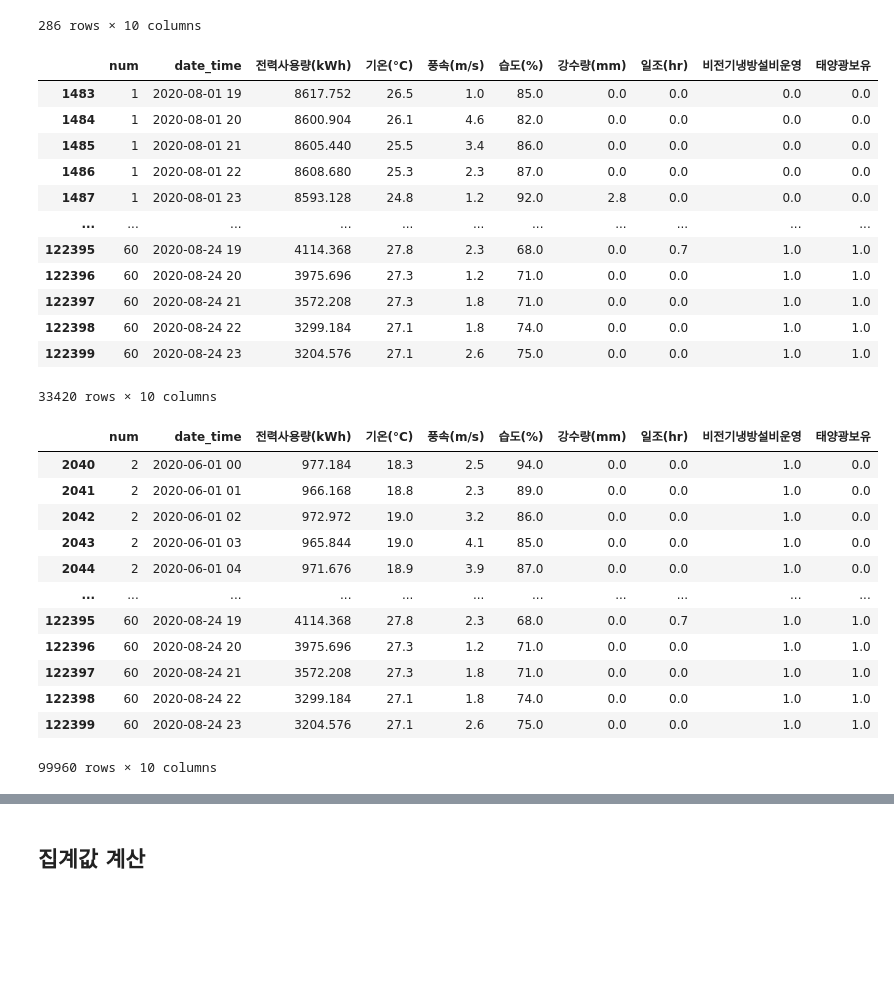
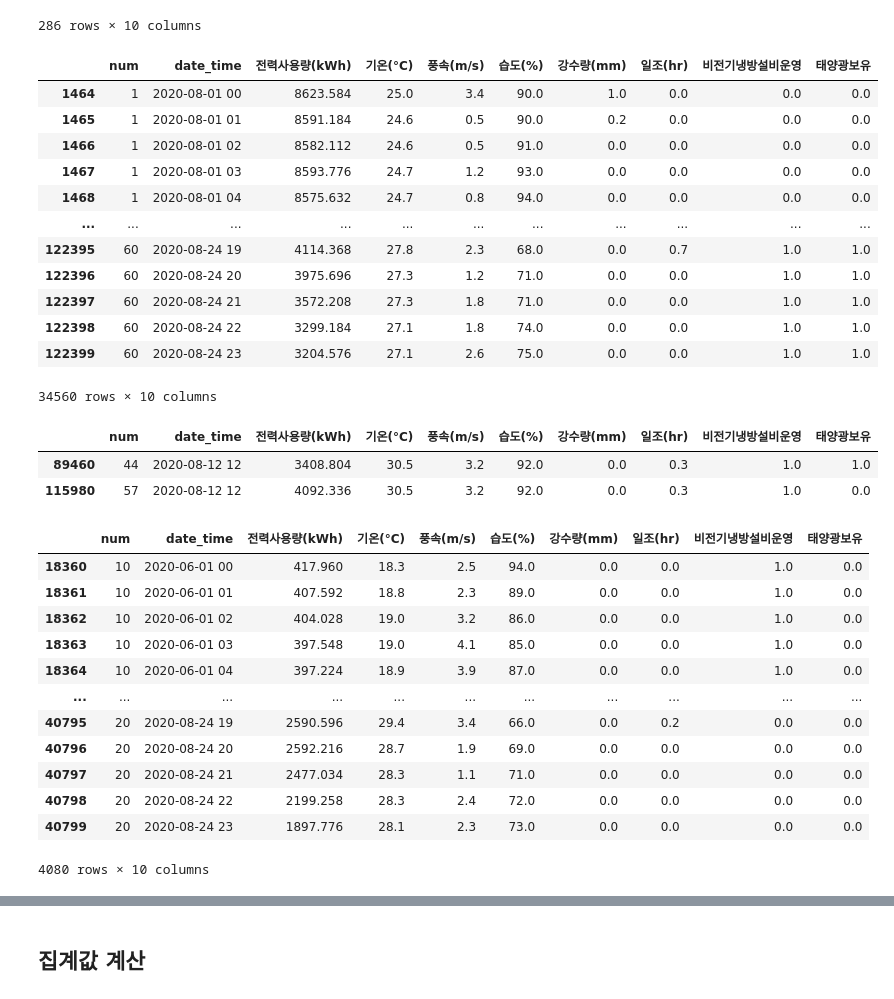
Before and after one commit to overgroove/samsung_ML, a Jupyter notebook: 03_package_pandas.ipynb, the cells around one changed output, grey strips where cells are left out. Saved outputs shown, nothing was run; the diff lists cells and outputs as text; code cells hidden in the pictures; blank space fills up the shorter version.

```diff
--- a/03_package_pandas.ipynb
+++ b/03_package_pandas.ipynb
@@ -438,35 +467,45 @@ Name: 전력사용량(kWh), Length: 122400, dtype: float64
 286 rows × 10 columns
 # %%
 # 해당시간 데이터보다 나중에 발생한 관측치 선택
+df.loc[df['date_time'] > '2020-07-31 23']
 # %% [output]
 |  | num | date_time | 전력사용량(kWh) | 기온(°C) | 풍속(m/s) | 습도(%) | 강수량(mm) | 일조(hr) | 비전기냉방설비운영 | 태양광보유 |
-| 1483 | 1 | 2020-08-01 19 | 8617.752 | 26.5 | 1.0 | 85.0 | 0.0 | 0.0 | 0.0 | 0.0 |
-| 1484 | 1 | 2020-08-01 20 | 8600.904 | 26.1 | 4.6 | 82.0 | 0.0 | 0.0 | 0.0 | 0.0 |
-| 1485 | 1 | 2020-08-01 21 | 8605.440 | 25.5 | 3.4 | 86.0 | 0.0 | 0.0 | 0.0 | 0.0 |
-| 1486 | 1 | 2020-08-01 22 | 8608.680 | 25.3 | 2.3 | 87.0 | 0.0 | 0.0 | 0.0 | 0.0 |
-| 1487 | 1 | 2020-08-01 23 | 8593.128 | 24.8 | 1.2 | 92.0 | 2.8 | 0.0 | 0.0 | 0.0 |
+| 1464 | 1 | 2020-08-01 00 | 8623.584 | 25.0 | 3.4 | 90.0 | 1.0 | 0.0 | 0.0 | 0.0 |
+| 1465 | 1 | 2020-08-01 01 | 8591.184 | 24.6 | 0.5 | 90.0 | 0.2 | 0.0 | 0.0 | 0.0 |
+| 1466 | 1 | 2020-08-01 02 | 8582.112 | 24.6 | 0.5 | 91.0 | 0.0 | 0.0 | 0.0 | 0.0 |
+| 1467 | 1 | 2020-08-01 03 | 8593.776 | 24.7 | 1.2 | 93.0 | 0.0 | 0.0 | 0.0 | 0.0 |
+| 1468 | 1 | 2020-08-01 04 | 8575.632 | 24.7 | 0.8 | 94.0 | 0.0 | 0.0 | 0.0 | 0.0 |
 | ... | ... | ... | ... | ... | ... | ... | ... | ... | ... | ... |
 | 122395 | 60 | 2020-08-24 19 | 4114.368 | 27.8 | 2.3 | 68.0 | 0.0 | 0.7 | 1.0 | 1.0 |
 | 122396 | 60 | 2020-08-24 20 | 3975.696 | 27.3 | 1.2 | 71.0 | 0.0 | 0.0 | 1.0 | 1.0 |
 | 122397 | 60 | 2020-08-24 21 | 3572.208 | 27.3 | 1.8 | 71.0 | 0.0 | 0.0 | 1.0 | 1.0 |
 | 122398 | 60 | 2020-08-24 22 | 3299.184 | 27.1 | 1.8 | 74.0 | 0.0 | 0.0 | 1.0 | 1.0 |
 | 122399 | 60 | 2020-08-24 23 | 3204.576 | 27.1 | 2.6 | 75.0 | 0.0 | 0.0 | 1.0 | 1.0 |
-33420 rows × 10 columns
+34560 rows × 10 columns
 # %%
 # or 연산 |
 # and 연산 &
 # 조건을 2개 사용한 관측치 선택 비전기냉방설비운영, 태양광보유 한 관측치 찾기
+# 고온다습한 기후 데이터를 선별 기온 30도 이상, 습도도 90 이상인 관측치 선별
+df.loc[(df['기온(°C)'] >= 30) & (df['습도(%)'] >= 90)]
 # %% [output]
 |  | num | date_time | 전력사용량(kWh) | 기온(°C) | 풍속(m/s) | 습도(%) | 강수량(mm) | 일조(hr) | 비전기냉방설비운영 | 태양광보유 |
-| 2040 | 2 | 2020-06-01 00 | 977.184 | 18.3 | 2.5 | 94.0 | 0.0 | 0.0 | 1.0 | 0.0 |
-| 2041 | 2 | 2020-06-01 01 | 966.168 | 18.8 | 2.3 | 89.0 | 0.0 | 0.0 | 1.0 | 0.0 |
-| 2042 | 2 | 2020-06-01 02 | 972.972 | 19.0 | 3.2 | 86.0 | 0.0 | 0.0 | 1.0 | 0.0 |
-| 2043 | 2 | 2020-06-01 03 | 965.844 | 19.0 | 4.1 | 85.0 | 0.0 | 0.0 | 1.0 | 0.0 |
-| 2044 | 2 | 2020-06-01 04 | 971.676 | 18.9 | 3.9 | 87.0 | 0.0 | 0.0 | 1.0 | 0.0 |
-| ... | ... | ... | ... | ... | ... | ... | ... | ... | ... | ... |
-| 122395 | 60 | 2020-08-24 19 | 4114.368 | 27.8 | 2.3 | 68.0 | 0.0 | 0.7 | 1.0 | 1.0 |
-| 122396 | 60 | 2020-08-24 20 | 3975.696 | 27.3 | 1.2 | 71.0 | 0.0 | 0.0 | 1.0 | 1.0 |
-| 122397 | 60 | 2020-08-24 21 | 3572.208 | 27.3 | 1.8 | 71.0 | 0.0 | 0.0 | 1.0 | 1.0 |
-| 122398 | 60 | 2020-08-24 22 | 3299.184 | 27.1 | 1.8 | 74.0 | 0.0 | 0.0 | 1.0 | 1.0 |
-| 122399 | 60 | 2020-08-24 23 | 3204.576 | 27.1 | 2.6 | 75.0 | 0.0 | 0.0 | 1.0 | 1.0 |
+| 89460 | 44 | 2020-08-12 12 | 3408.804 | 30.5 | 3.2 | 92.0 | 0.0 | 0.3 | 1.0 | 1.0 |
+| 115980 | 57 | 2020-08-12 12 | 4092.336 | 30.5 | 3.2 | 92.0 | 0.0 | 0.3 | 1.0 | 0.0 |
-99960 rows × 10 columns
+# %%
+# 건물 번호가 10번 건물데이터와 20번 건물 데이터
+df.loc[(df['num'] == 10) | (df['num'] == 20)]
+# %% [output]
+|  | num | date_time | 전력사용량(kWh) | 기온(°C) | 풍속(m/s) | 습도(%) | 강수량(mm) | 일조(hr) | 비전기냉방설비운영 | 태양광보유 |
+| 18360 | 10 | 2020-06-01 00 | 417.960 | 18.3 | 2.5 | 94.0 | 0.0 | 0.0 | 1.0 | 0.0 |
+| 18361 | 10 | 2020-06-01 01 | 407.592 | 18.8 | 2.3 | 89.0 | 0.0 | 0.0 | 1.0 | 0.0 |
+| 18362 | 10 | 2020-06-01 02 | 404.028 | 19.0 | 3.2 | 86.0 | 0.0 | 0.0 | 1.0 | 0.0 |
+| 18363 | 10 | 2020-06-01 03 | 397.548 | 19.0 | 4.1 | 85.0 | 0.0 | 0.0 | 1.0 | 0.0 |
+| 18364 | 10 | 2020-06-01 04 | 397.224 | 18.9 | 3.9 | 87.0 | 0.0 | 0.0 | 1.0 | 0.0 |
+| ... | ... | ... | ... | ... | ... | ... | ... | ... | ... | ... |
+| 40795 | 20 | 2020-08-24 19 | 2590.596 | 29.4 | 3.4 | 66.0 | 0.0 | 0.2 | 0.0 | 0.0 |
+| 40796 | 20 | 2020-08-24 20 | 2592.216 | 28.7 | 1.9 | 69.0 | 0.0 | 0.0 | 0.0 | 0.0 |
+| 40797 | 20 | 2020-08-24 21 | 2477.034 | 28.3 | 1.1 | 71.0 | 0.0 | 0.0 | 0.0 | 0.0 |
+| 40798 | 20 | 2020-08-24 22 | 2199.258 | 28.3 | 2.4 | 72.0 | 0.0 | 0.0 | 0.0 | 0.0 |
+| 40799 | 20 | 2020-08-24 23 | 1897.776 | 28.1 | 2.3 | 73.0 | 0.0 | 0.0 | 0.0 | 0.0 |
+4080 rows × 10 columns
```
Also changed, not shown: parts of 32 cells of this notebook.
